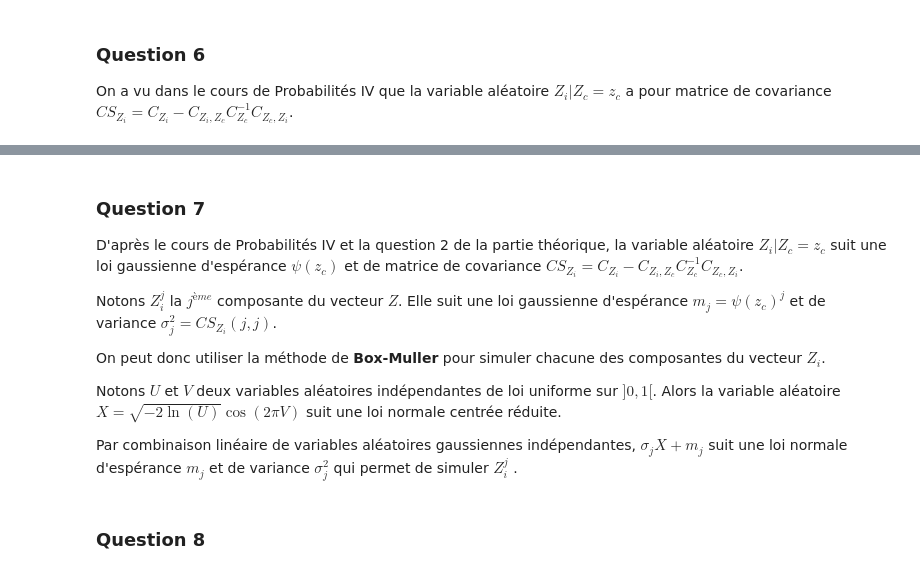
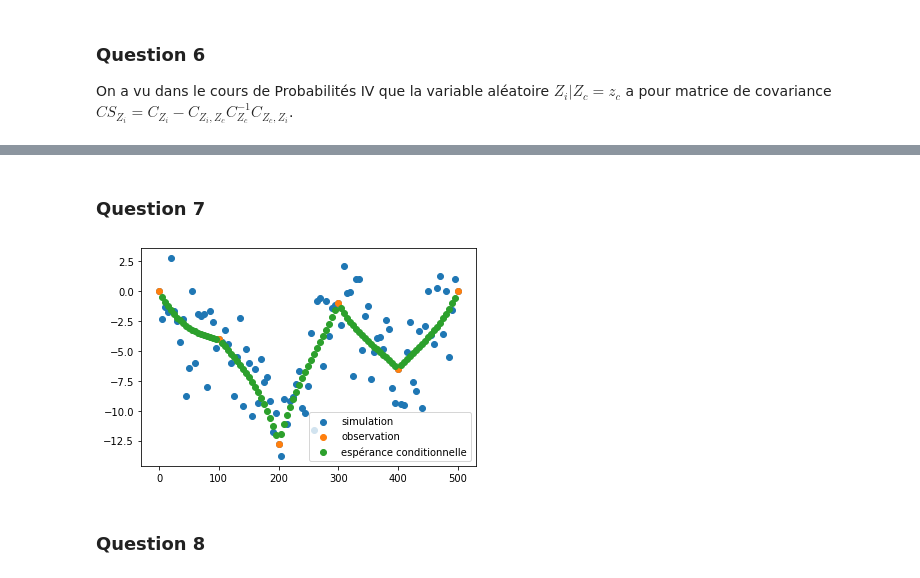
Before and after one commit to BereniceSinopoliPal/ProbabilitesV, a Jupyter notebook: Projet numérique cable sous-marin 2.ipynb, the cells around one changed output, grey strips where cells are left out. Cells and saved outputs as stored; diff of their text form; code cells hidden in the pictures.

```diff
--- a/Projet numérique cable sous-marin 2.ipynb
+++ b/Projet numérique cable sous-marin 2.ipynb
@@ -241,19 +227,40 @@ plt.show()
-# %% [markdown]
-### Question 7
-
-D'après le cours de Probabilités IV et la question 2 de la partie théorique, la variable aléatoire $Z_{i}|Z_{c} = z_{c}$ suit une loi gaussienne d'espérance $\psi\left(z_{c}\right)$ et de matrice de covariance $CS_{Z_{i}}=C_{Z_{i}}-C_{Z_{i}, Z_{c}} C_{Z_{c}}^{-1} C_{Z_{c}, Z_{i}}$.
-
-Notons $Z_{i}^{j}$ la $j^{ème}$ composante du vecteur $Z$. Elle suit une loi gaussienne d'espérance $m_{j} = \psi\left(z_{c}\right)^{j}$ et de variance $\sigma_{j}^{2} = CS_{Z_{i}}(j,j)$.
-
-On peut donc utiliser la méthode de **Box-Muller** pour simuler chacune des composantes du vecteur $Z_{i}$.
-
-Notons $U$ et $V$ deux variables aléatoires indépendantes de loi uniforme sur $]0,1[$.
-Alors la variable aléatoire $X = \sqrt { -2\ln(U)}\cos(2\pi V)$ suit une loi normale centrée réduite.
-
-Par combinaison linéaire de variables aléatoires gaussiennes indépendantes, $\sigma_{j}X + m_{j}$ suit une loi normale d'espérance $m_{j}$ et de variance $\sigma_{j}^{2}$ qui permet de simuler $Z_{i}^{j}$ .
-# %%
-def simulation_conditionnelle():
-    return Z
+# %% [markdown]
+### Question 7
+# %%
+def simulation_conditionnelle(observation_indexes, unknown_indexes, N, Delta, a, sigma2, mu):
+
+    E = espérance_u_sachant_k(observation_indexes, unknown_indexes, N, Delta, a, sigma2, mu)
+    V = variance_conditionnelle(observation_indexes, unknown_indexes, N, Delta, a, sigma2)
+
+    simulation = []
+    compteur_observation=0
+    compteur_simulation=0
+
+    for i in range(N):
+        if i in unknown_indexes:
+            A = np.random.random()
+            B = np.random.random()
+            X = np.sqrt(-2*np.log(A))*np.cos(2*np.pi*B)
+
+            m = E[compteur_simulation]
+            sigma = np.sqrt(V[compteur_simulation][compteur_simulation])
+
+            simulation.append(sigma*X+m)
+            compteur_simulation+=1
+        else:
+            simulation.append(depth[compteur_observation])
+            compteur_observation+=1
+    return (simulation)
+
+simulation = simulation_conditionnelle(observation_indexes, unknown_indexes, N, Delta, a, sigma2, mu)
+
+plt.scatter(np.array(discretization_indexes)*5,simulation,label="simulation")
+plt.scatter(np.array(observation_indexes)*5,depth,label="observation")
+plt.scatter(np.array(unknown_indexes)*5,E,label="espérance conditionnelle")
+plt.legend()
+plt.show()
+# %% [output]
+[figure, added]
 # %% [markdown]
 ### Question 8
 # %%
```
Also changed, not shown: parts of 14 cells of this notebook.
